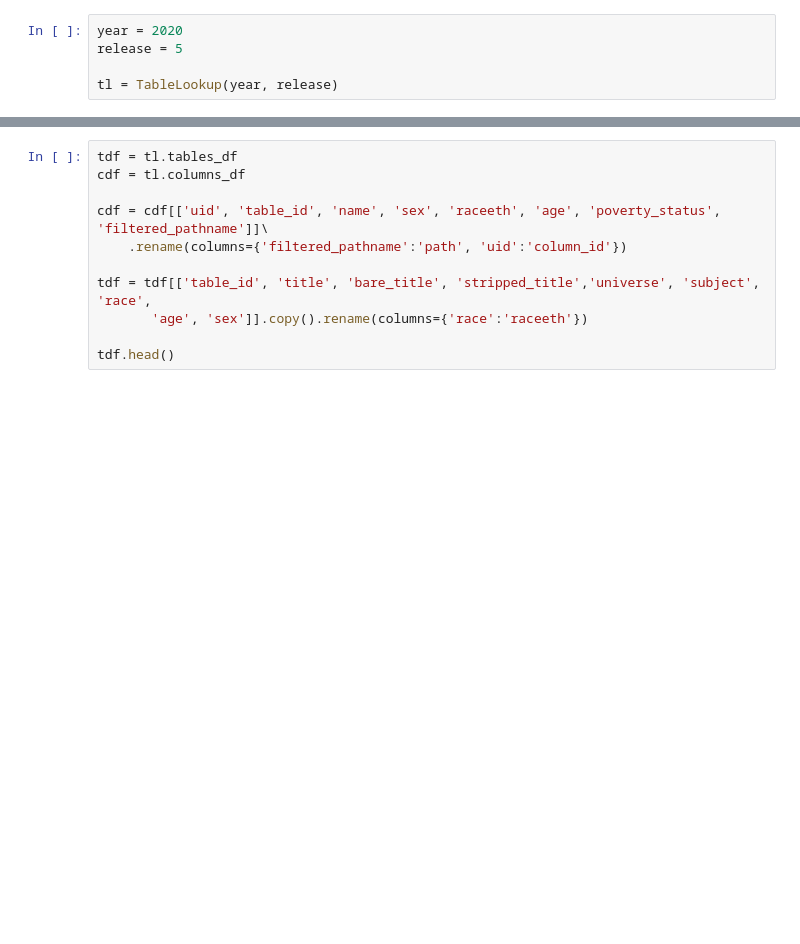
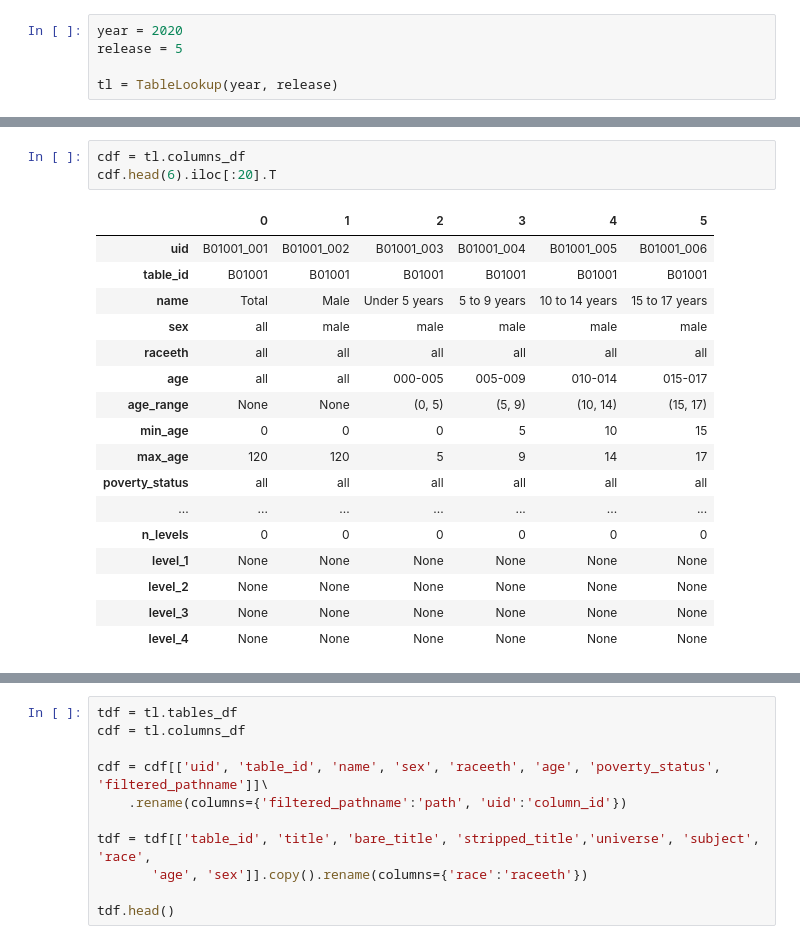
Before and after one commit to metatab-packages/civicknowledge.com-census_meta-2020e5, a Jupyter notebook: notebooks/build.ipynb, the cells around one changed output, grey strips where cells are left out. Drawn from its saved outputs; the diff is of its cells as text; blank space fills up the shorter version.

```diff
--- a/notebooks/build.ipynb
+++ b/notebooks/build.ipynb
@@ -50,0 +70,21 @@ tl = TableLookup(year, release)
+# %%
+cdf = tl.columns_df
+cdf.head(6).iloc[:20].T
+# %% [output]
+|  | 0 | 1 | 2 | 3 | 4 | 5 |
+| uid | B01001_001 | B01001_002 | B01001_003 | B01001_004 | B01001_005 | B01001_006 |
+| table_id | B01001 | B01001 | B01001 | B01001 | B01001 | B01001 |
+| name | Total | Male | Under 5 years | 5 to 9 years | 10 to 14 years | 15 to 17 years |
+| sex | all | male | male | male | male | male |
+| raceeth | all | all | all | all | all | all |
+| age | all | all | 000-005 | 005-009 | 010-014 | 015-017 |
+| age_range | None | None | (0, 5) | (5, 9) | (10, 14) | (15, 17) |
+| min_age | 0 | 0 | 0 | 5 | 10 | 15 |
+| max_age | 120 | 120 | 5 | 9 | 14 | 17 |
+| poverty_status | all | all | all | all | all | all |
+| ... | ... | ... | ... | ... | ... | ... |
+| n_levels | 0 | 0 | 0 | 0 | 0 | 0 |
+| level_1 | None | None | None | None | None | None |
+| level_2 | None | None | None | None | None | None |
+| level_3 | None | None | None | None | None | None |
+| level_4 | None | None | None | None | None | None |
```
Also changed, not shown: parts of 9 cells of this notebook, 7 other files.
